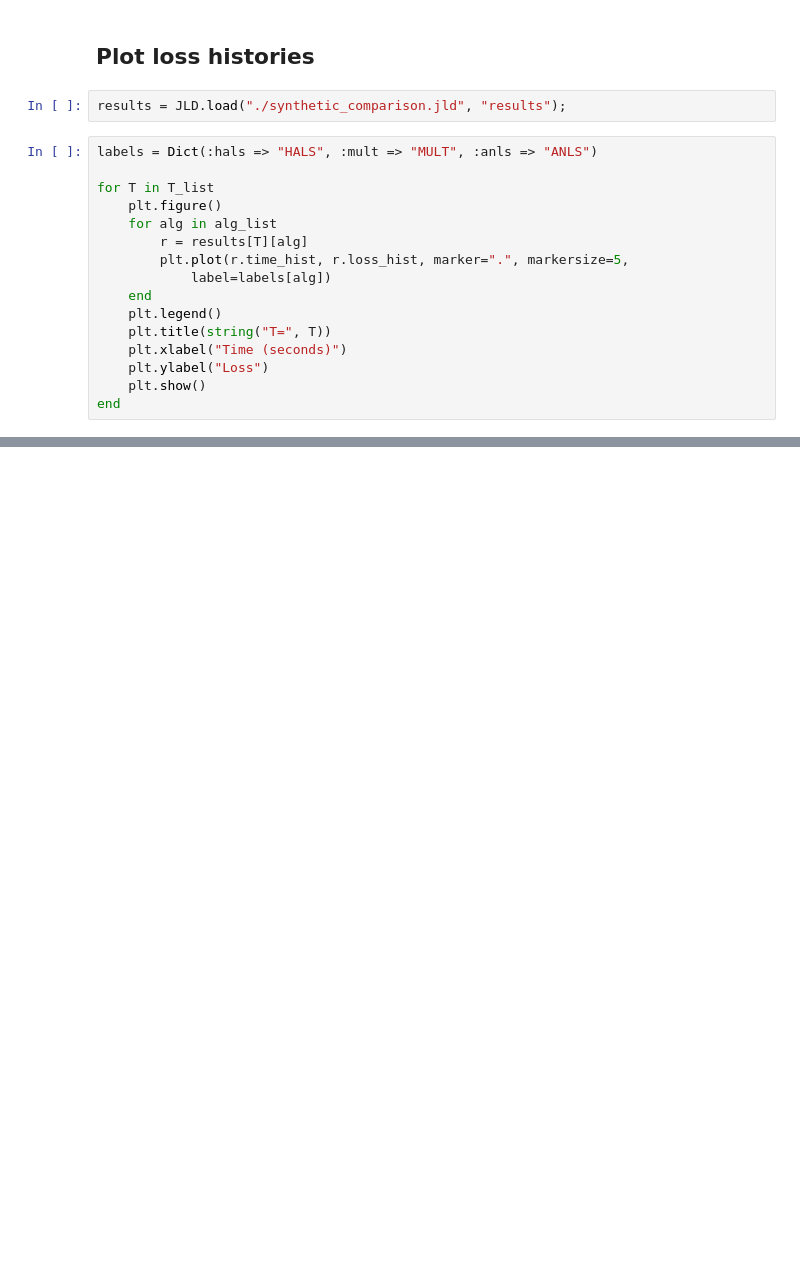
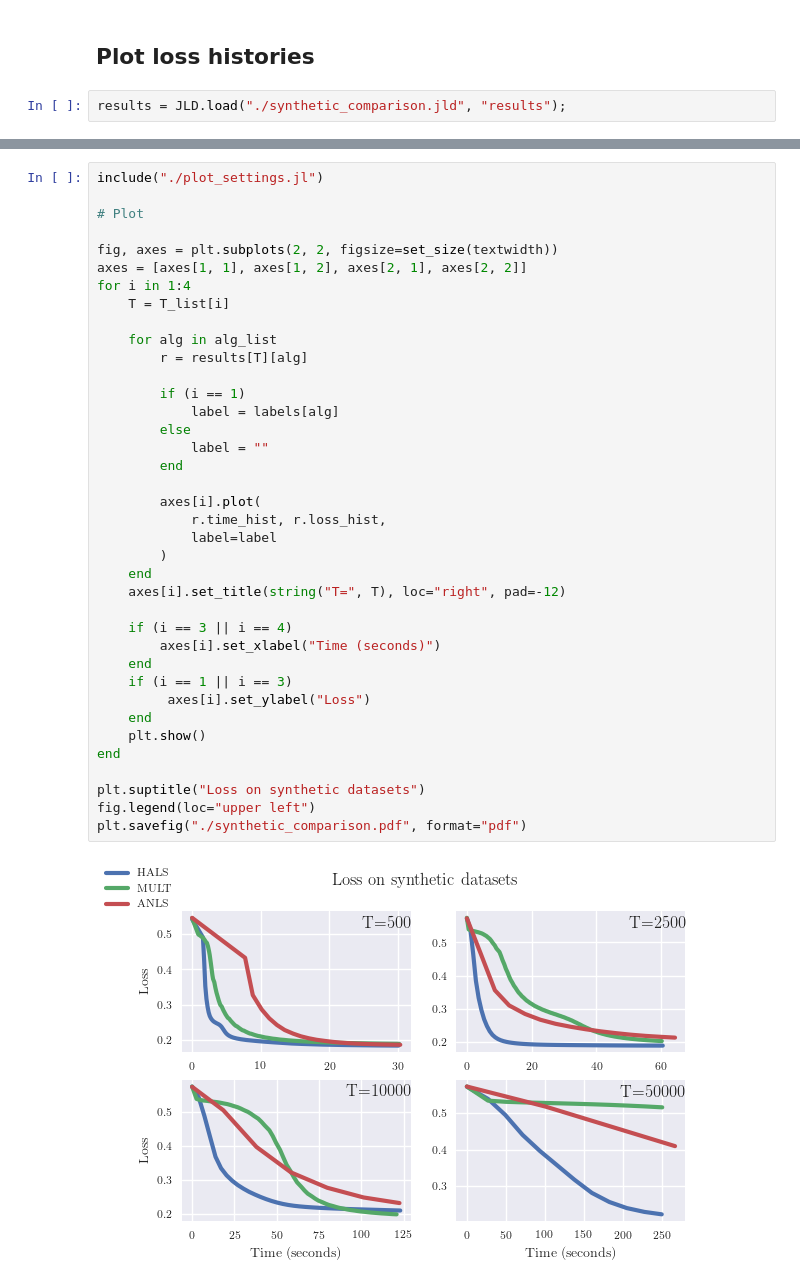
Before and after one commit to degleris1/CMF.jl, a Jupyter notebook: figures/synthetic_comparison.ipynb, the cells around one changed output, grey strips where cells are left out. Saved outputs shown, nothing was run; the diff lists cells and outputs as text; blank space fills up the shorter version.

Commit message:
Added settings to standardize plots

```diff
--- a/figures/synthetic_comparison.ipynb
+++ b/figures/synthetic_comparison.ipynb
@@ -58,19 +63,3 @@ JLD.save("./synthetic_comparison.jld", "results", results)
 ## Plot loss histories
 # %%
 results = JLD.load("./synthetic_comparison.jld", "results");
-# %%
-labels = Dict(:hals => "HALS", :mult => "MULT", :anls => "ANLS")
-
-for T in T_list
-    plt.figure()
-    for alg in alg_list
-        r = results[T][alg]
-        plt.plot(r.time_hist, r.loss_hist, marker=".", markersize=5,
-            label=labels[alg])
-    end
-    plt.legend()
-    plt.title(string("T=", T))
-    plt.xlabel("Time (seconds)")
-    plt.ylabel("Loss")
-    plt.show()
-end
@@ -81,0 +66,40 @@ end
+# %%
+include("./plot_settings.jl")
+
+# Plot
+
+fig, axes = plt.subplots(2, 2, figsize=set_size(textwidth))
+axes = [axes[1, 1], axes[1, 2], axes[2, 1], axes[2, 2]]
+for i in 1:4
+    T = T_list[i]
+
+    for alg in alg_list
+        r = results[T][alg]
+
+        if (i == 1)
+            label = labels[alg]
+        else
+            label = ""
+        end
+
+        axes[i].plot(
+            r.time_hist, r.loss_hist,
+            label=label
+        )
+    end
+    axes[i].set_title(string("T=", T), loc="right", pad=-12)
+
+    if (i == 3 || i == 4)
+        axes[i].set_xlabel("Time (seconds)")
+    end
+    if (i == 1 || i == 3)
+         axes[i].set_ylabel("Loss")
+    end
+    plt.show()
+end
+
+plt.suptitle("Loss on synthetic datasets")
+fig.legend(loc="upper left")
+plt.savefig("./synthetic_comparison.pdf", format="pdf")
+# %% [output]
+[figure, added]
```
Also changed, not shown: parts of 4 cells of this notebook, 1 other file.
